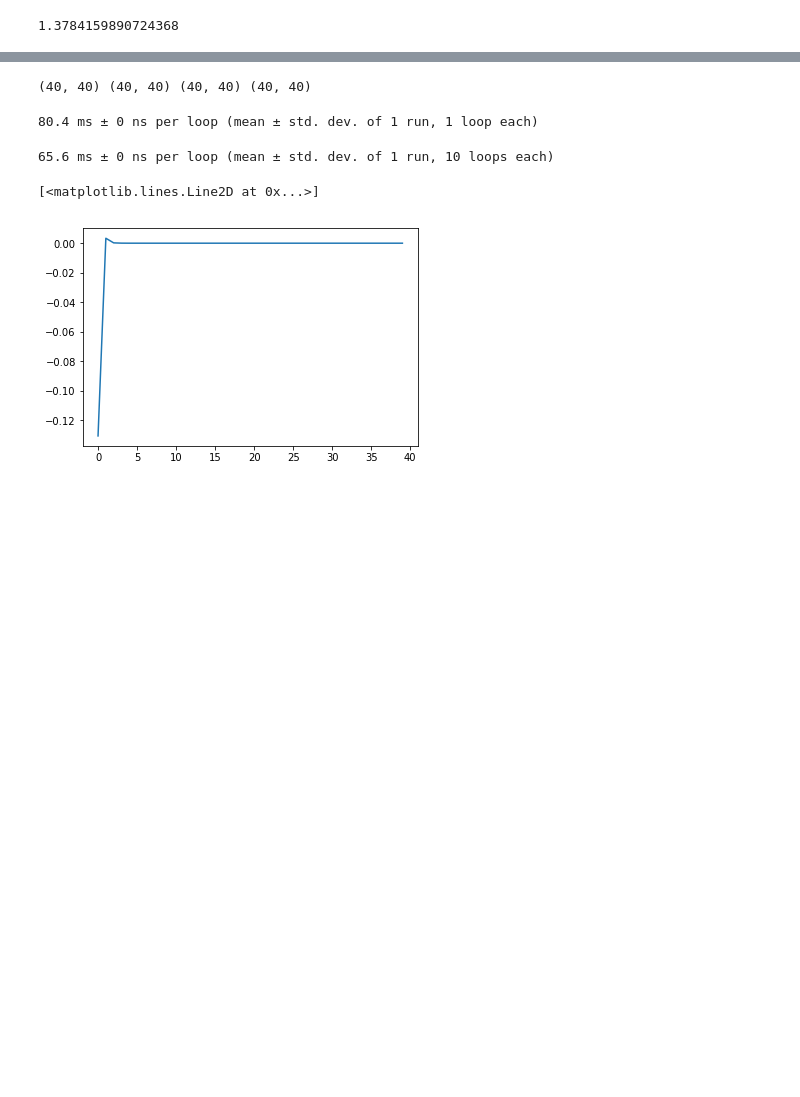
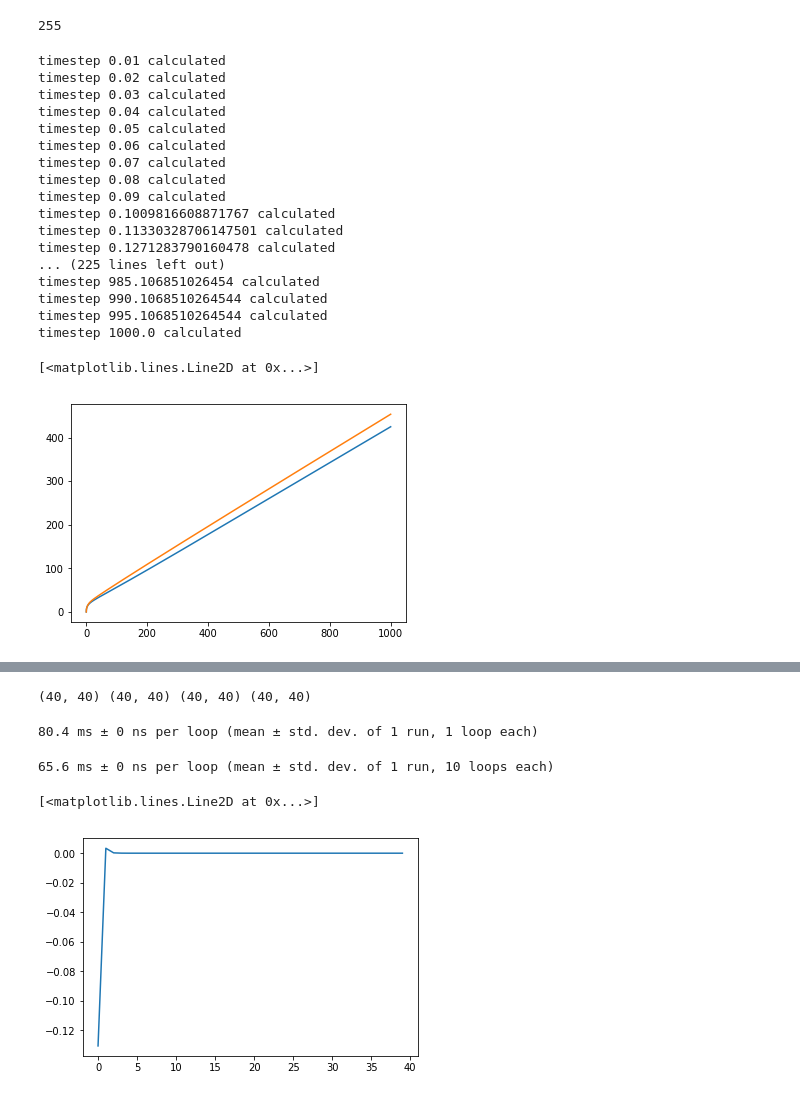
Before and after one commit to dmitrydi/pd_lapl, a Jupyter notebook: horiz-2.ipynb, the cells around one changed output, grey strips where cells are left out. Cells and saved outputs as stored; diff of their text form; code cells hidden in the pictures; blank space fills up the shorter version.

```diff
--- a/horiz-2.ipynb
+++ b/horiz-2.ipynb
@@ -57,4 +40,39 @@ fpds = np.array(fpds)
-# %%
-fwell.pw(1)
-# %% [output]
-1.3784159890724368
+# %%
+df = pd.read_csv('./saphire/hor_test_1.txt', delim_whitespace=True, skiprows = 11)
+t_saph = np.array(df["(hr)"])
+p_saph = np.array(df["(atm)"])
+print(len(t_saph))
+# %% [output]
+255
+# %%
+fpds = []
+for t in t_saph:
+    if t == 0:
+        fpds.append(0)
+    else:
+        fpds.append(fwell.pw(t*CT))
+        print("timestep {} calculated".format(t))
+fpds = np.array(fpds)
+dp_saph = np.abs(p_saph-p_saph[0])
+plt.plot(t_saph, dp_saph)
+plt.plot(t_saph,CP*fpds)
+# %% [output]
+timestep 0.01 calculated
+timestep 0.02 calculated
+timestep 0.03 calculated
+timestep 0.04 calculated
+timestep 0.05 calculated
+timestep 0.06 calculated
+timestep 0.07 calculated
+timestep 0.08 calculated
+timestep 0.09 calculated
+timestep 0.1009816608871767 calculated
+timestep 0.11330328706147501 calculated
+timestep 0.1271283790160478 calculated
+... (225 lines left out)
+timestep 985.106851026454 calculated
+timestep 990.1068510264544 calculated
+timestep 995.1068510264544 calculated
+timestep 1000.0 calculated
+[<matplotlib.lines.Line2D at 0x...>]
+[figure, added]
```
Also changed, not shown: parts of 5 cells of this notebook, 5 other files.
